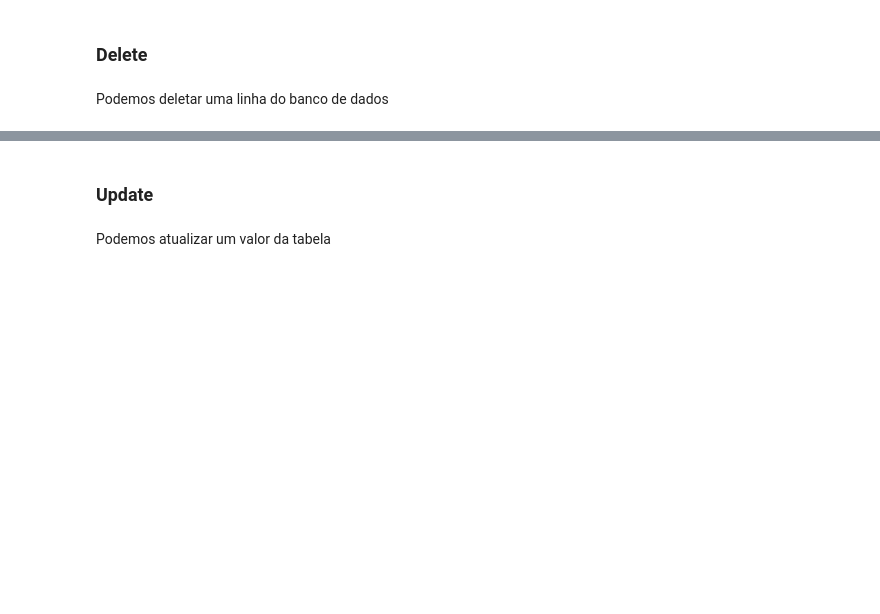
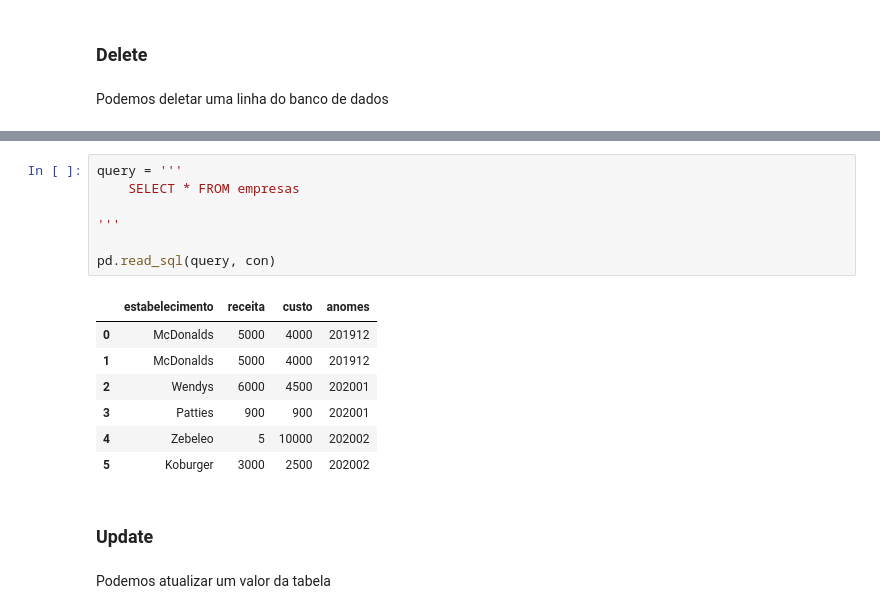
Before and after one commit to ossamum/aulas-mesttra, a Jupyter notebook: SQL/Aula 01 - SQL - Códigos.ipynb, the cells around one changed output, grey strips where cells are left out. Saved outputs shown, nothing was run; the diff lists cells and outputs as text; blank space fills up the shorter version.

```diff
--- a/SQL/Aula 01 - SQL - Códigos.ipynb
+++ b/SQL/Aula 01 - SQL - Códigos.ipynb
@@ -320,3 +367,18 @@ Podemos deletar uma linha do banco de dados
+# %%
+query = '''
+    SELECT * FROM empresas
+
+'''
+
+pd.read_sql(query, con)
+# %% [output]
+|  | estabelecimento | receita | custo | anomes |
+| 0 | McDonalds | 5000 | 4000 | 201912 |
+| 1 | McDonalds | 5000 | 4000 | 201912 |
+| 2 | Wendys | 6000 | 4500 | 202001 |
+| 3 | Patties | 900 | 900 | 202001 |
+| 4 | Zebeleo | 5 | 10000 | 202002 |
+| 5 | Koburger | 3000 | 2500 | 202002 |
 # %% [markdown]
 ### Update
 # %% [markdown]
```
Also changed, not shown: parts of 11 cells of this notebook, 1 other file.
